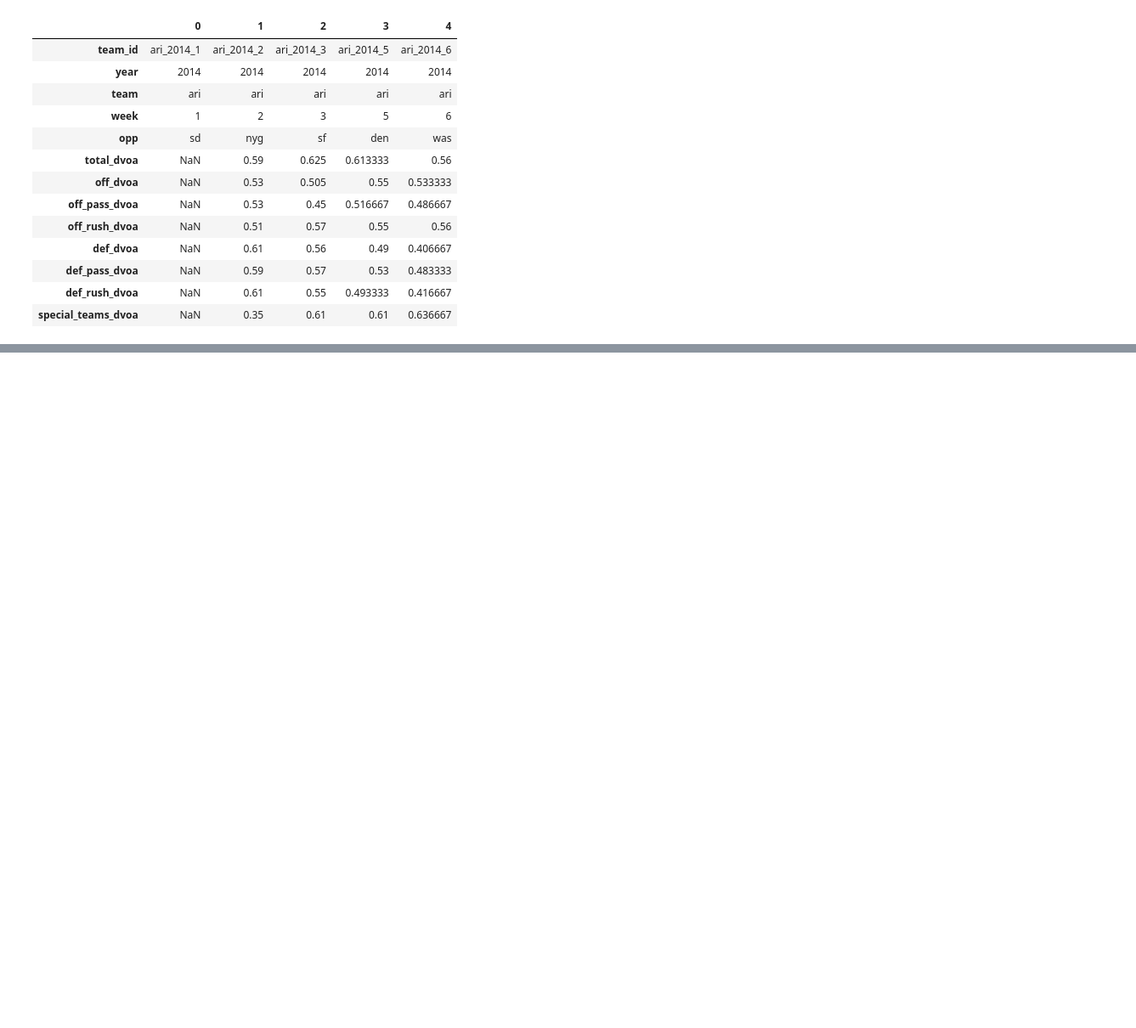
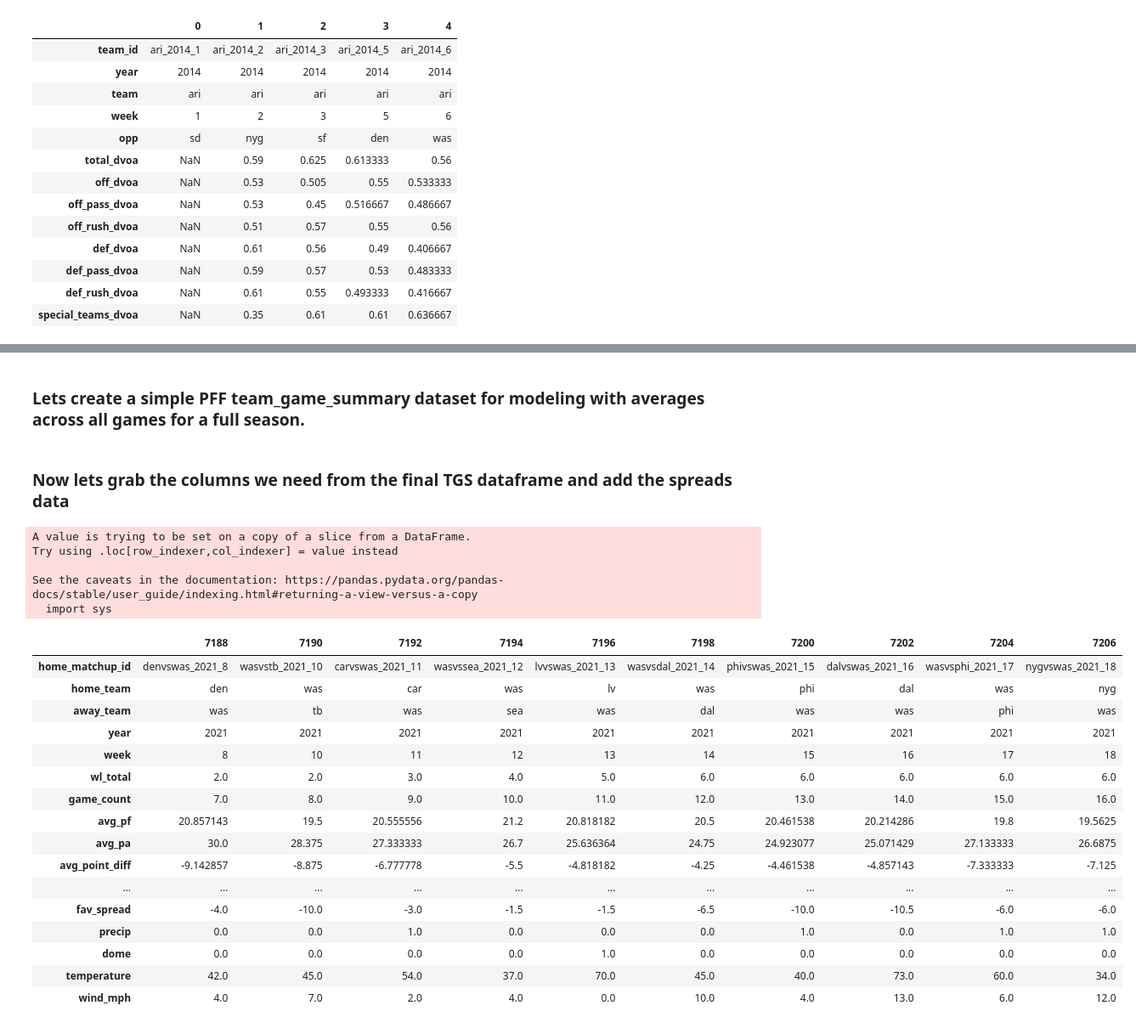
Before and after one commit to ajakks/nfl_models, a Jupyter notebook: create_modeling_data_sample.ipynb, the cells around one changed output, grey strips where cells are left out. Shown: that part at 85% size. Cells and saved outputs as stored; diff of their text form; code cells hidden in the pictures; blank space fills up the shorter version.

Commit message:
added a pff team game summaries modeling file

```diff
--- a/create_modeling_data_sample.ipynb
+++ b/create_modeling_data_sample.ipynb
@@ -474,0 +650,45 @@ fo_roll.head().T
+# %% [markdown]
+### Lets create a simple PFF team_game_summary dataset for modeling with averages across all games for a full season.
+# %% [markdown]
+### Now lets grab the columns we need from the final TGS dataframe and add the spreads data ###
+# %%
+tgs_model = final[['home_matchup_id','home_team', 'away_team', 'year',
+       'week', 'wl_total', 'game_count', 'avg_pf', 'avg_pa', 'avg_point_diff',
+       'pff_ovr_total', 'win_percentage','opp_wl_total', 'opp_game_count', 'opp_avg_pf',
+       'opp_avg_pa', 'opp_avg_point_diff', 'opp_pff_ovr_total',
+       'opp_win_percentage']]
+
+tgs_model['week']=tgs_model['week'].astype(int)
+tgs_model= tgs_model[tgs_model['week'] >= 3]
+
+spreads_for_tgs = spread_comb[['home_matchup_id','fav_homeoraway','team_favorite_id','fav_cover','spread_favorite',
+       'over_under_line', 'starting_spread', 'Total Score Open', 'spread_movement',
+       'ou_movement', 'strong_movement', 'fav_team_stronger', 'fav_spread','precip', 'dome',
+       'temperature', 'wind_mph']]
+
+tgs_model = pd.merge(tgs_model, spreads_for_tgs, on='home_matchup_id', how='left')
+tgs_model.drop_duplicates(inplace=True)
+tgs_model.tail(n=10).T
+# %% [output]
+A value is trying to be set on a copy of a slice from a DataFrame.
+Try using .loc[row_indexer,col_indexer] = value instead
+
+See the caveats in the documentation: https://pandas.pydata.org/pandas-docs/stable/user_guide/indexing.html#returning-a-view-versus-a-copy
+  import sys
+|  | 7188 | 7190 | 7192 | 7194 | 7196 | 7198 | 7200 | 7202 | 7204 | 7206 |
+| home_matchup_id | denvswas_2021_8 | wasvstb_2021_10 | carvswas_2021_11 | wasvssea_2021_12 | lvvswas_2021_13 | wasvsdal_2021_14 | phivswas_2021_15 | dalvswas_2021_16 | wasvsphi_2021_17 | nygvswas_2021_18 |
+| home_team | den | was | car | was | lv | was | phi | dal | was | nyg |
+| away_team | was | tb | was | sea | was | dal | was | was | phi | was |
+| year | 2021 | 2021 | 2021 | 2021 | 2021 | 2021 | 2021 | 2021 | 2021 | 2021 |
+| week | 8 | 10 | 11 | 12 | 13 | 14 | 15 | 16 | 17 | 18 |
+| wl_total | 2.0 | 2.0 | 3.0 | 4.0 | 5.0 | 6.0 | 6.0 | 6.0 | 6.0 | 6.0 |
+| game_count | 7.0 | 8.0 | 9.0 | 10.0 | 11.0 | 12.0 | 13.0 | 14.0 | 15.0 | 16.0 |
+| avg_pf | 20.857143 | 19.5 | 20.555556 | 21.2 | 20.818182 | 20.5 | 20.461538 | 20.214286 | 19.8 | 19.5625 |
+| avg_pa | 30.0 | 28.375 | 27.333333 | 26.7 | 25.636364 | 24.75 | 24.923077 | 25.071429 | 27.133333 | 26.6875 |
+| avg_point_diff | -9.142857 | -8.875 | -6.777778 | -5.5 | -4.818182 | -4.25 | -4.461538 | -4.857143 | -7.333333 | -7.125 |
+| ... | ... | ... | ... | ... | ... | ... | ... | ... | ... | ... |
+| fav_spread | -4.0 | -10.0 | -3.0 | -1.5 | -1.5 | -6.5 | -10.0 | -10.5 | -6.0 | -6.0 |
+| precip | 0.0 | 0.0 | 1.0 | 0.0 | 0.0 | 0.0 | 1.0 | 0.0 | 1.0 | 1.0 |
+| dome | 0.0 | 0.0 | 0.0 | 0.0 | 1.0 | 0.0 | 0.0 | 0.0 | 0.0 | 0.0 |
+| temperature | 42.0 | 45.0 | 54.0 | 37.0 | 70.0 | 45.0 | 40.0 | 73.0 | 60.0 | 34.0 |
+| wind_mph | 4.0 | 7.0 | 2.0 | 4.0 | 0.0 | 10.0 | 4.0 | 13.0 | 6.0 | 12.0 |
```
Also changed, not shown: parts of 4 cells of this notebook.
